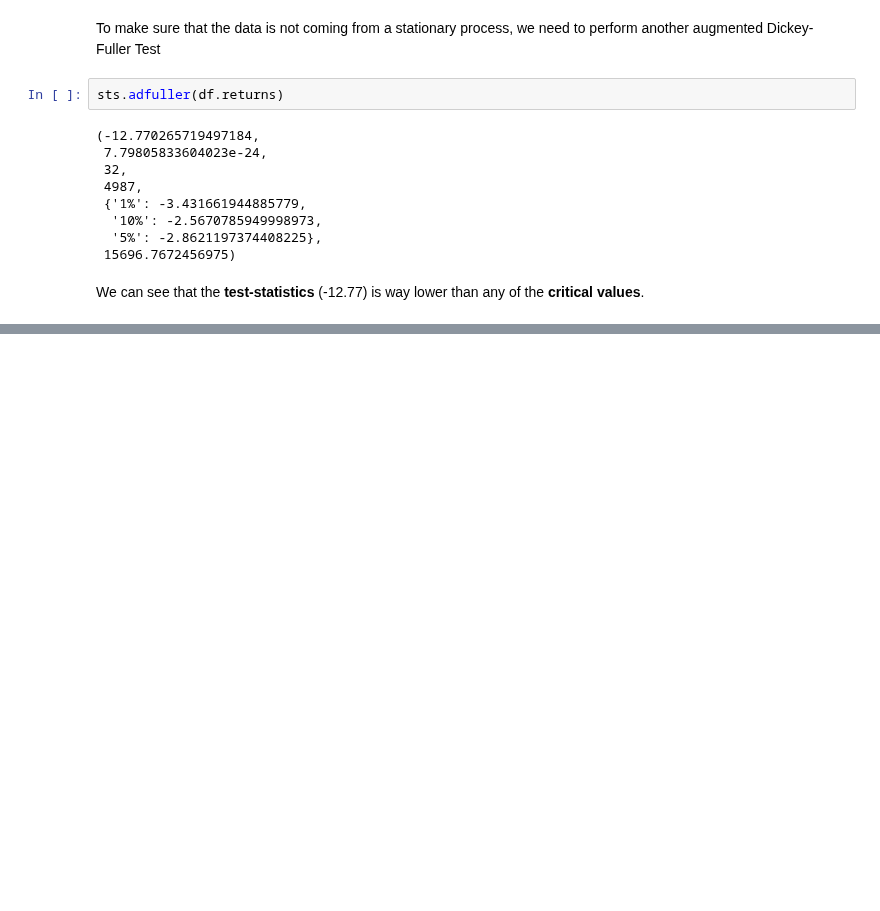
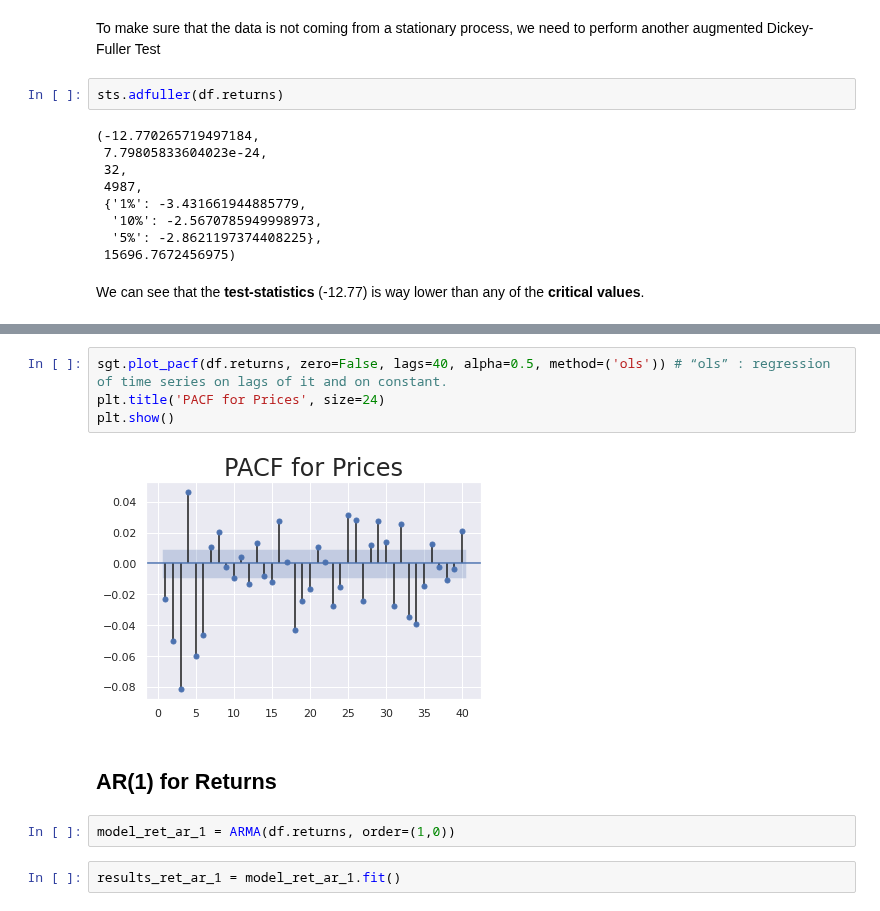
Before and after one commit to Priyo-prog/Time-series-analysis, a Jupyter notebook: Auto-Regressive Model/auto_regressive_model.ipynb, the cells around one changed output, grey strips where cells are left out. Saved outputs shown, nothing was run; the diff lists cells and outputs as text; blank space fills up the shorter version.

```diff
--- a/Auto-Regressive Model/auto_regressive_model.ipynb
+++ b/Auto-Regressive Model/auto_regressive_model.ipynb
@@ -296,0 +305,12 @@ We can see that the **test-statistics** (-12.77) is way lower than any of the **
+# %%
+sgt.plot_pacf(df.returns, zero=False, lags=40, alpha=0.5, method=('ols')) # “ols” : regression of time series on lags of it and on constant.
+plt.title('PACF for Prices', size=24)
+plt.show()
+# %% [output]
+[figure, added]
+# %% [markdown]
+## AR(1) for Returns
+# %%
+model_ret_ar_1 = ARMA(df.returns, order=(1,0))
+# %%
+results_ret_ar_1 = model_ret_ar_1.fit()
```
Also changed, not shown: parts of 9 cells of this notebook.
